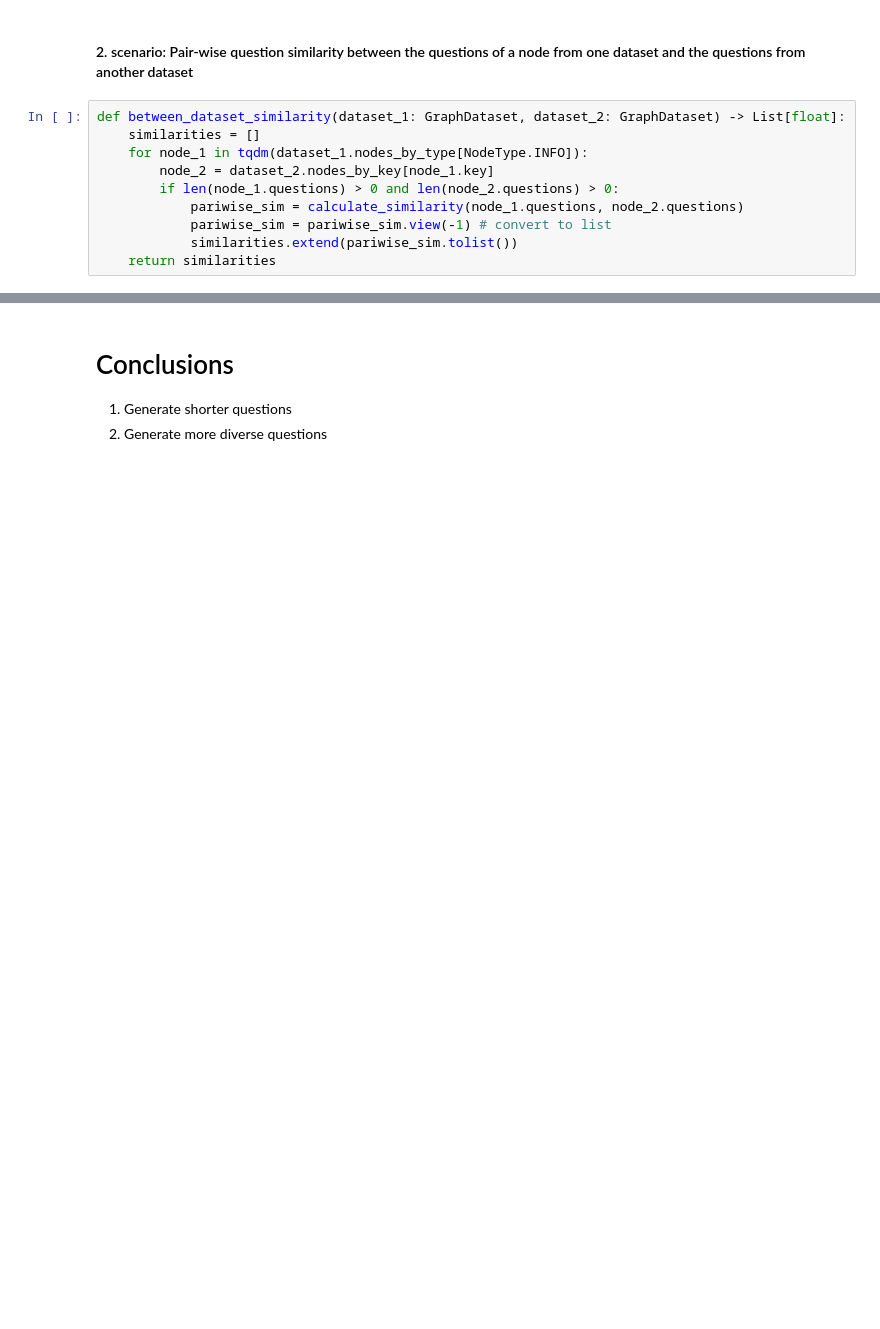
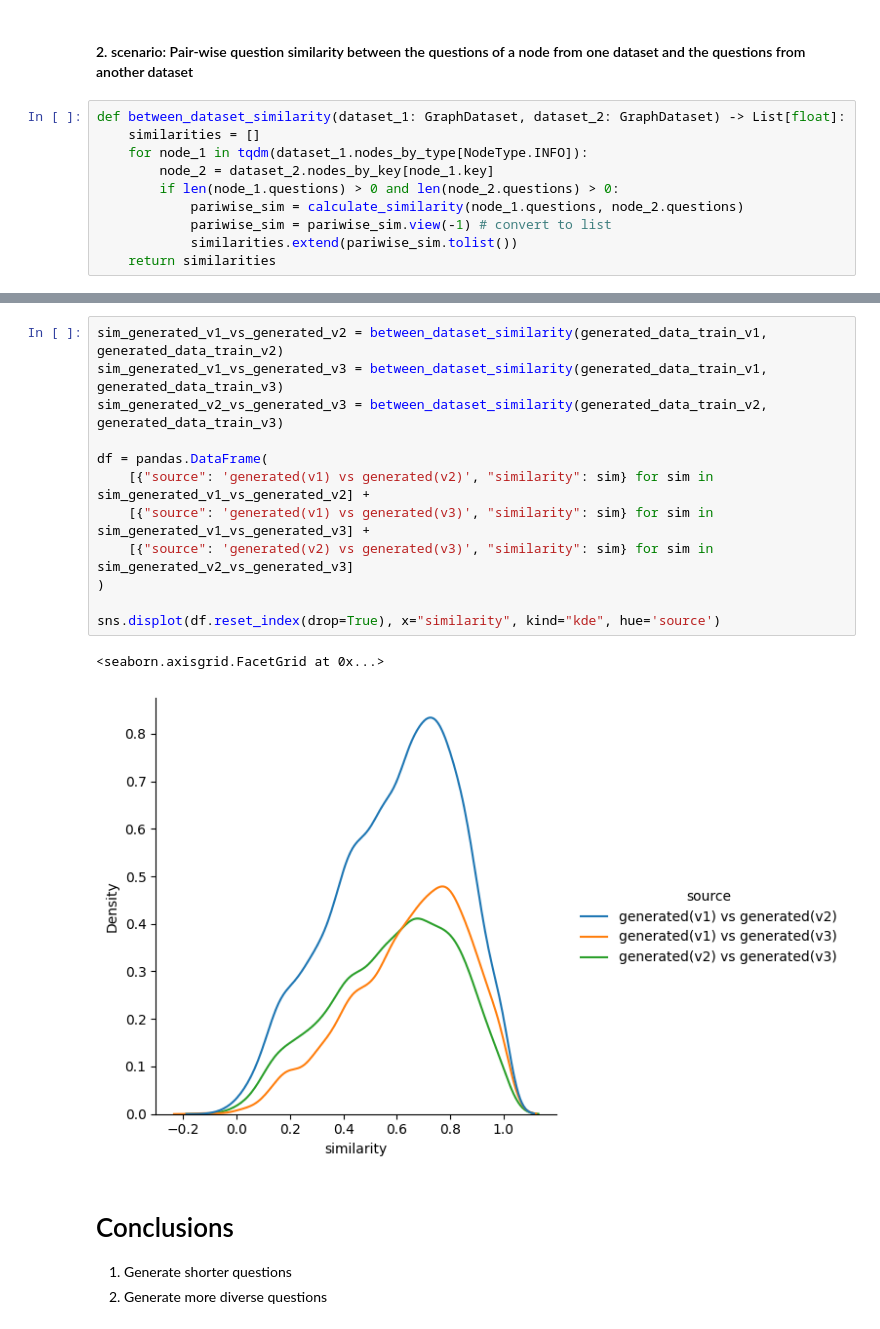
Before and after one commit to DigitalPhonetics/conversational-tree-search, a Jupyter notebook: analysis.ipynb, the cells around one changed output, grey strips where cells are left out. Drawn from its saved outputs; the diff is of its cells as text; blank space fills up the shorter version.

```diff
--- a/analysis.ipynb
+++ b/analysis.ipynb
@@ -272,3 +280,18 @@ sns.displot(df.reset_index(drop=True), x="similarity", kind="kde", hue='source')
+# %%
+sim_generated_v1_vs_generated_v2 = between_dataset_similarity(generated_data_train_v1, generated_data_train_v2)
+sim_generated_v1_vs_generated_v3 = between_dataset_similarity(generated_data_train_v1, generated_data_train_v3)
+sim_generated_v2_vs_generated_v3 = between_dataset_similarity(generated_data_train_v2, generated_data_train_v3)
+
+df = pandas.DataFrame(
+    [{"source": 'generated(v1) vs generated(v2)', "similarity": sim} for sim in sim_generated_v1_vs_generated_v2] +
+    [{"source": 'generated(v1) vs generated(v3)', "similarity": sim} for sim in sim_generated_v1_vs_generated_v3] +
+    [{"source": 'generated(v2) vs generated(v3)', "similarity": sim} for sim in sim_generated_v2_vs_generated_v3]
+)
+
+sns.displot(df.reset_index(drop=True), x="similarity", kind="kde", hue='source')
+# %% [output]
+<seaborn.axisgrid.FacetGrid at 0x...>
+[figure, added]
 # %% [markdown]
 # Conclusions
 
```
Also changed, not shown: parts of 12 cells of this notebook, 4 other files.
